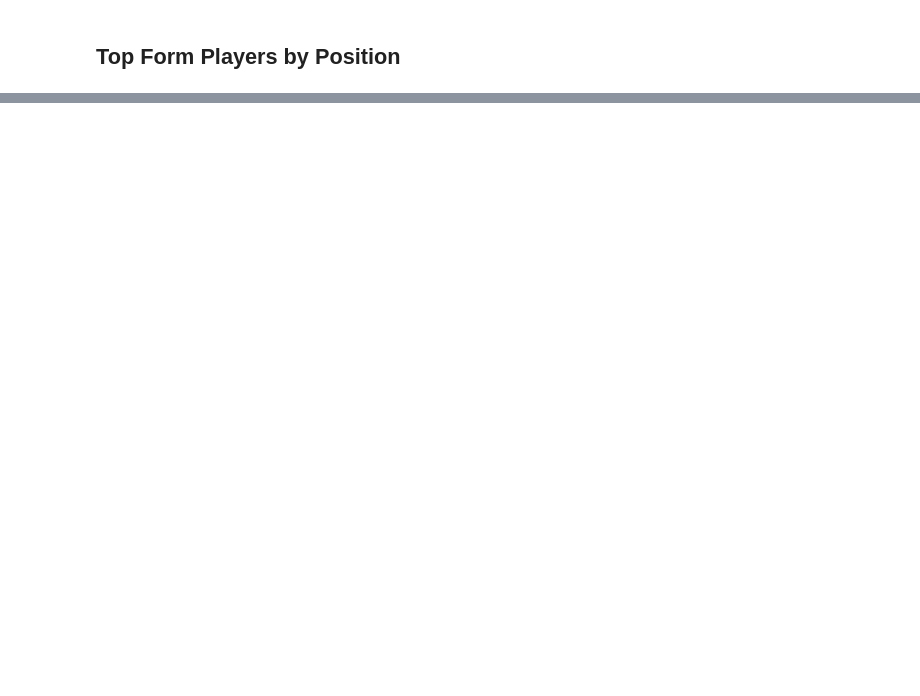
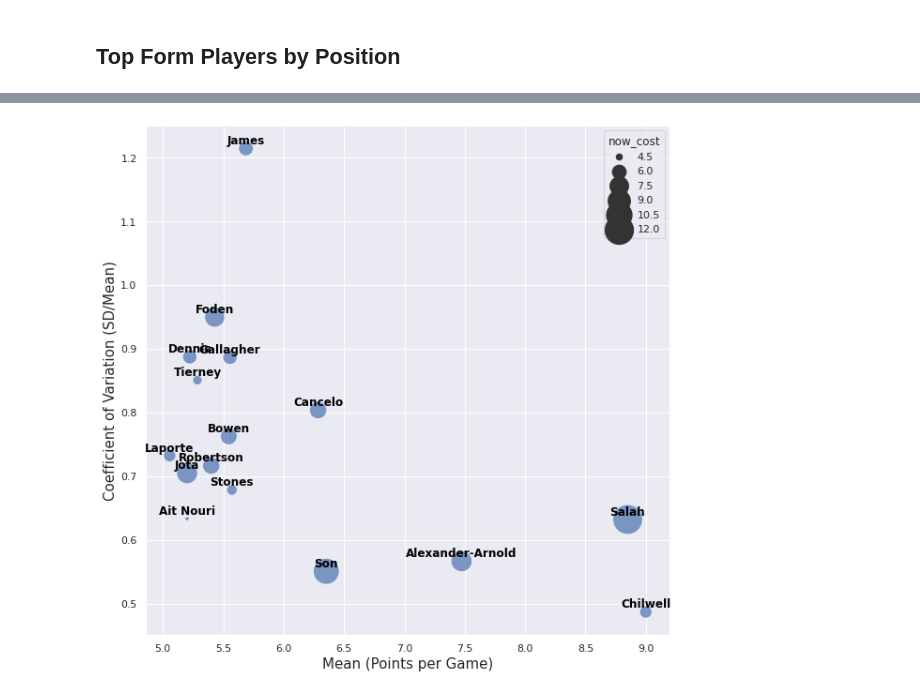
Before and after one commit to SitwalaM/fpl, a Jupyter notebook: notebooks/fpl_eda.ipynb, the cells around one changed output, grey strips where cells are left out. Cells and saved outputs as stored; diff of their text form; code cells hidden in the pictures; blank space fills up the shorter version.

```diff
--- a/notebooks/fpl_eda.ipynb
+++ b/notebooks/fpl_eda.ipynb
@@ -118,0 +122,8 @@ for position in positions:
+# %%
+#get player historical data for the season
+player_id = slim_elements_df.id
+all_players_hist = combine_all_players_hist(player_id)
+
+# get player performance variation for 500 minutes minimum and select the top 20
+player_variation = compute_player_variation(all_players_hist,500,20)
+player_variation.head()
@@ -118,0 +138,17 @@ for position in positions:
+# %%
+fig, ax = plt.subplots(figsize = (10,10))
+sns.set()
+sns.scatterplot(x = player_variation.Mean, y= player_variation.CV, size = player_variation.now_cost,   sizes=(20, 1000), alpha = 0.7, ax = ax)
+
+
+
+#For each point, we add a text inside the bubble
+for line in range(0,player_variation.shape[0]):
+     ax.text(player_variation.Mean.iloc[line], player_variation.CV.iloc[line]+0.007, player_variation.second_name.iloc[line], horizontalalignment='center', size='medium', color='black', weight='semibold')
+
+
+ax.set_xlabel("Mean (Points per Game)",fontsize=15)
+ax.set_ylabel("Coefficient of Variation (SD/Mean)",fontsize=15)
+plt.savefig("risk.jpg")
+# %% [output]
+[figure, added]
```
Also changed, not shown: parts of 12 cells of this notebook, 1 other file.
